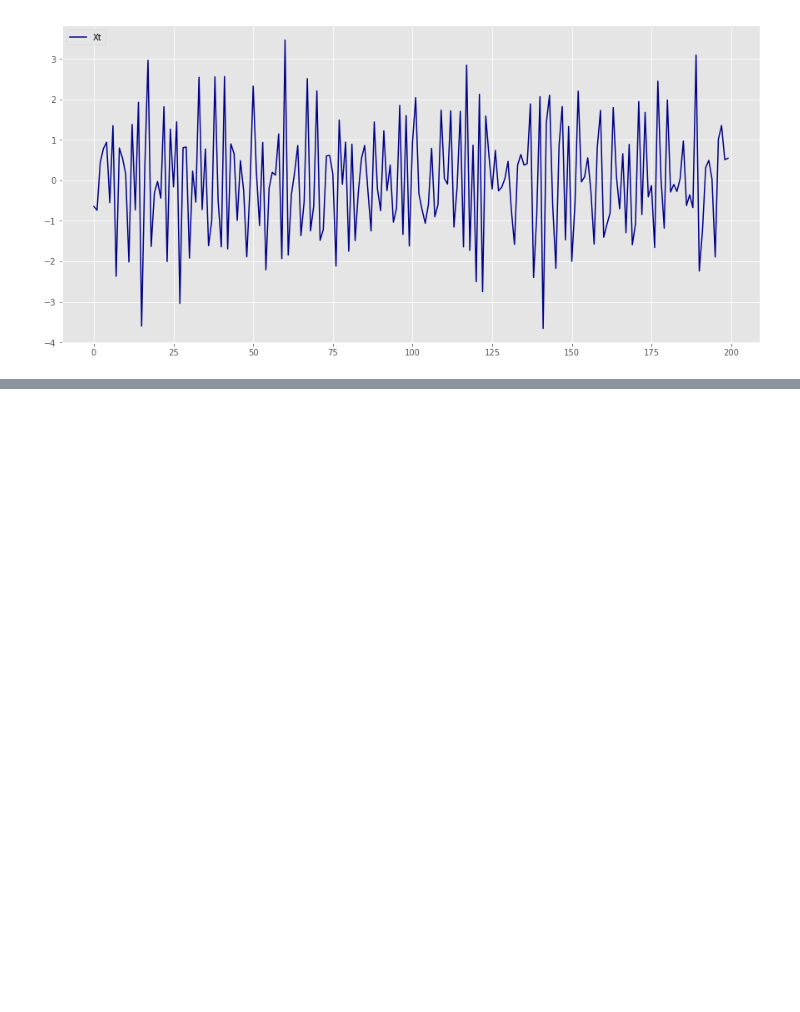
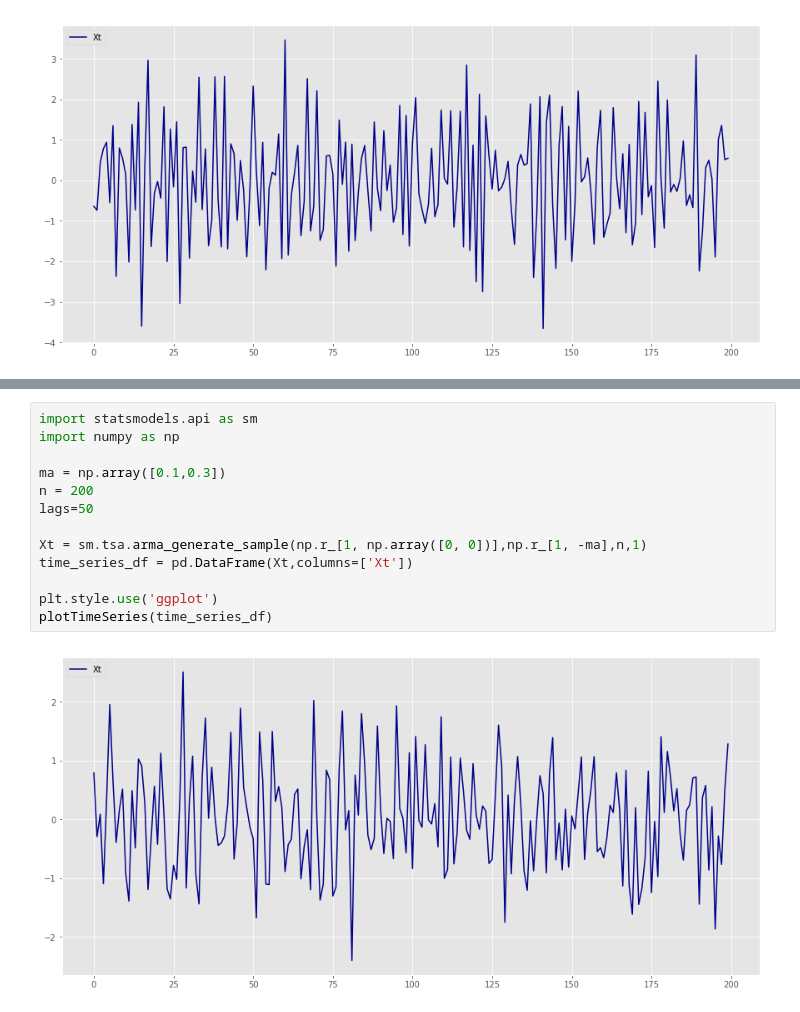
Before and after one commit to ErickEduardoAH/TimeSeriesAnalysis, a Jupyter notebook: 1.4 Time Series Stationary Models - Moving Average Time Series.ipynb, the cells around one changed output, grey strips where cells are left out. Saved outputs shown, nothing was run; the diff lists cells and outputs as text; blank space fills up the shorter version.

```diff
--- a/1.4 Time Series Stationary Models - Moving Average Time Series.ipynb
+++ b/1.4 Time Series Stationary Models - Moving Average Time Series.ipynb
@@ -359,0 +399,15 @@ In conclussion if the value of $\theta$ is larger than 1 in magnitude, then we m
+# %%
+import statsmodels.api as sm
+import numpy as np
+
+ma = np.array([0.1,0.3])
+n = 200
+lags=50
+
+Xt = sm.tsa.arma_generate_sample(np.r_[1, np.array([0, 0])],np.r_[1, -ma],n,1)
+time_series_df = pd.DataFrame(Xt,columns=['Xt'])
+
+plt.style.use('ggplot')
+plotTimeSeries(time_series_df)
+# %% [output]
+[figure, added]
```
Also changed, not shown: parts of 3 cells of this notebook.
